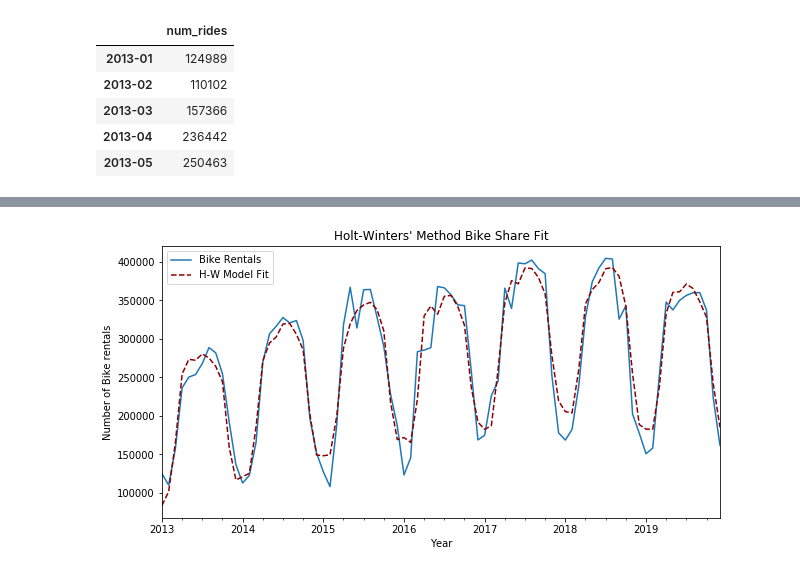
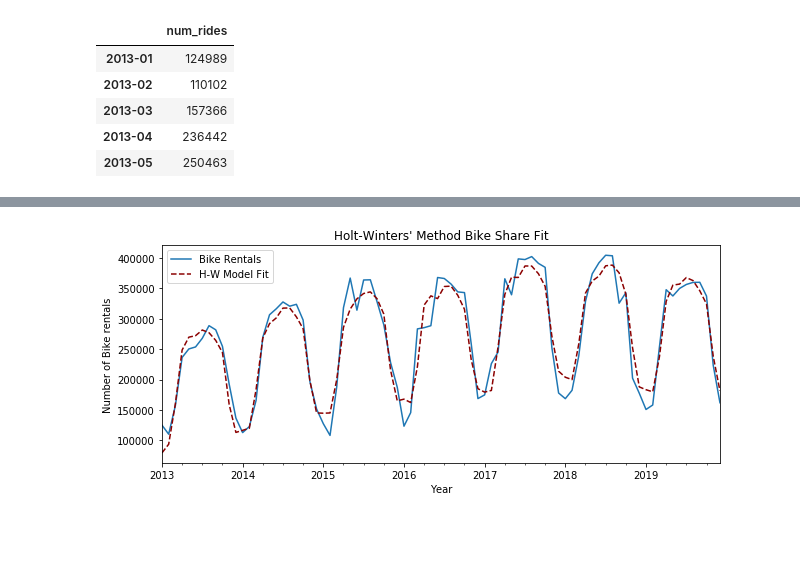
Before and after one commit to Christopher-Liu/bikeshare-ts-analysis, a Jupyter notebook: bikeshare_ts_proj.ipynb, the cells around one changed output, grey strips where cells are left out. Cells and saved outputs as stored; diff of their text form; code cells hidden in the pictures; blank space fills up the shorter version.

```diff
--- a/bikeshare_ts_proj.ipynb
+++ b/bikeshare_ts_proj.ipynb
@@ -88,14 +106,14 @@ bike.plot(figsize = (10,5));
 # %%
-fit_hw = ExponentialSmoothing(bike, seasonal_periods = 12, trend = 'add', seasonal = 'add').fit()
+fit_hw = ExponentialSmoothing(bike, seasonal_periods = 12, trend = 'add', seasonal = 'add', damped = True).fit()
 
-bike_plot = bike.plot(figsize = (10,5), title = "Holt-Winters' Method Bike Share Fit")
+bike_plot = bike.plot(figsize = (10,4), title = "Holt-Winters' Method Bike Share Fit")
 bike_plot.set_ylabel("Number of Bike rentals")
 bike_plot.set_xlabel("Year")
 
 fit_hw.fittedvalues.plot(ax = bike_plot, style = '--', color = 'DarkRed')
 bike_plot.legend(['Bike Rentals', 'H-W Model Fit']);
 # %% [output]
-[figure, old version]
+[figure, new version]
 # %%
 states_decomp = pd.DataFrame(np.c_[fit_hw.level, fit_hw.slope, fit_hw.season], columns=['level','slope','seasonal'], index=bike.index)
 
```
Also changed, not shown: parts of 11 cells of this notebook, 1 other file.
